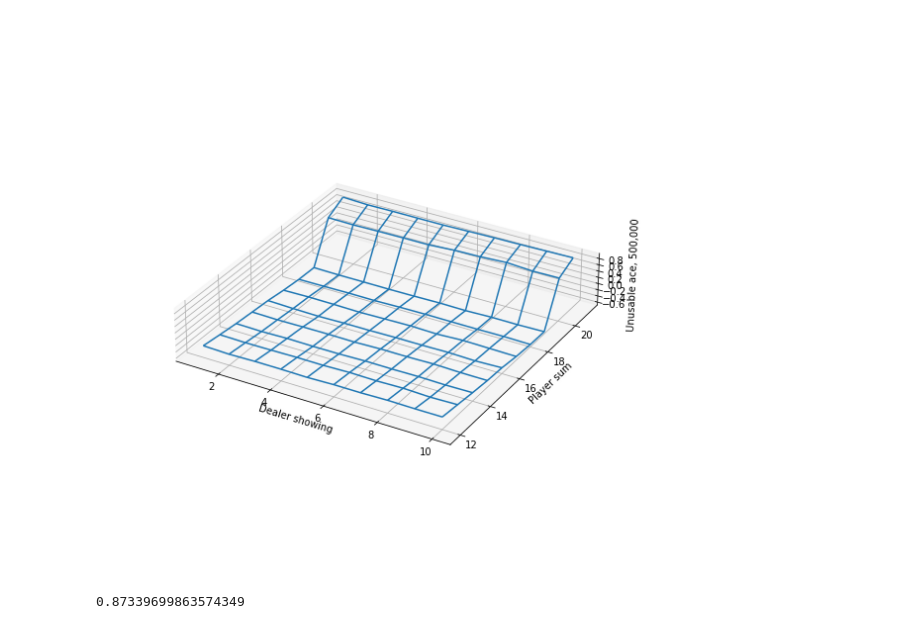
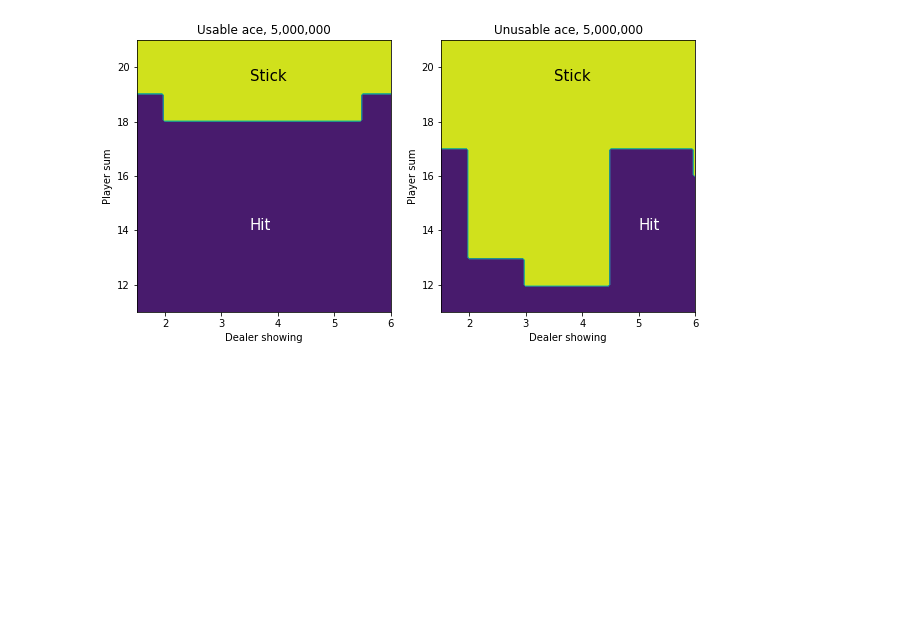
Before and after one commit to kai32/ReinforcementLearning, a Jupyter notebook: chapter 5.ipynb, the cells around one changed output. Cells and saved outputs as stored; diff of their text form; code cells hidden in the pictures; blank space fills up the shorter version.

```diff
--- a/chapter 5.ipynb
+++ b/chapter 5.ipynb
@@ -219,16 +296,40 @@ plt.show()
-# %%
-fig = plt.figure(figsize=(10,10))
-ax = fig.add_subplot(111, projection='3d')
-ax.get_proj=short_proj
-ax.plot_wireframe(X, Y, Z_no)
-
-ax.set_xlabel('Dealer showing')
-ax.set_ylabel('Player sum')
-ax.set_zlabel('Unusable ace, 500,000')
-plt.show()
-# %% [output]
-[figure, removed]
-# %%
-bj_agent.V[(3, 21, False)]
-# %% [output]
-0.87339699863574349
+# %%
+def plot_policy(policy):
+    X, Y = np.meshgrid(np.linspace(1, 10, 100), np.linspace(11, 21, 100)) # X is dealer, Y is player sum
+    zs_no = []
+    zs_yes = []
+    for x,y in zip(np.ravel(X), np.ravel(Y)):
+        x = int(math.floor(x))
+        y = int(math.floor(y))
+        dealer = 11 if x == 1 else x
+        zs_no.append(0 if bj_mces_agent.policy[(dealer, y, False)] == 'h' else 1)
+        zs_yes.append(0 if bj_mces_agent.policy[(dealer, y, True)] == 'h' else 1)
+    Z_no = np.array(zs_no).reshape(X.shape)
+    Z_yes = np.array(zs_yes).reshape(X.shape)
+
+    fig = plt.figure(figsize=(10,5))
+    ax = fig.add_subplot(121)
+    plot = ax.contourf(X, Y, Z_yes)
+
+    ax.set_xlabel('Dealer showing')
+    ax.set_ylabel('Player sum')
+    plt.title('Usable ace, 5,000,000')
+    ax.set_xticklabels(['A', 2, 3, 4, 5, 6, 7, 8, 9, 10])
+    ax.text(5, 19.5, 'Stick', fontsize=15)
+    ax.text(5, 14, 'Hit', color='white', fontsize=15)
+
+    ax = fig.add_subplot(122)
+    ax.contourf(X, Y, Z_no)
+
+    ax.set_xlabel('Dealer showing')
+    ax.set_ylim(11, 21)
+    ax.set_ylabel('Player sum')
+    plt.title('Unusable ace, 5,000,000')
+    ax.text(5, 19.5, 'Stick', fontsize=15)
+    ax.text(8, 14, 'Hit', color='white', fontsize=15)
+    ax.set_xticklabels(['A', 2, 3, 4, 5, 6, 7, 8, 9, 10])
+    plt.show()
+# %%
+plot_policy(bj_mces_agent.policy)
+# %% [output]
+[figure, added]
```
Also changed, not shown: parts of 25 cells of this notebook.
